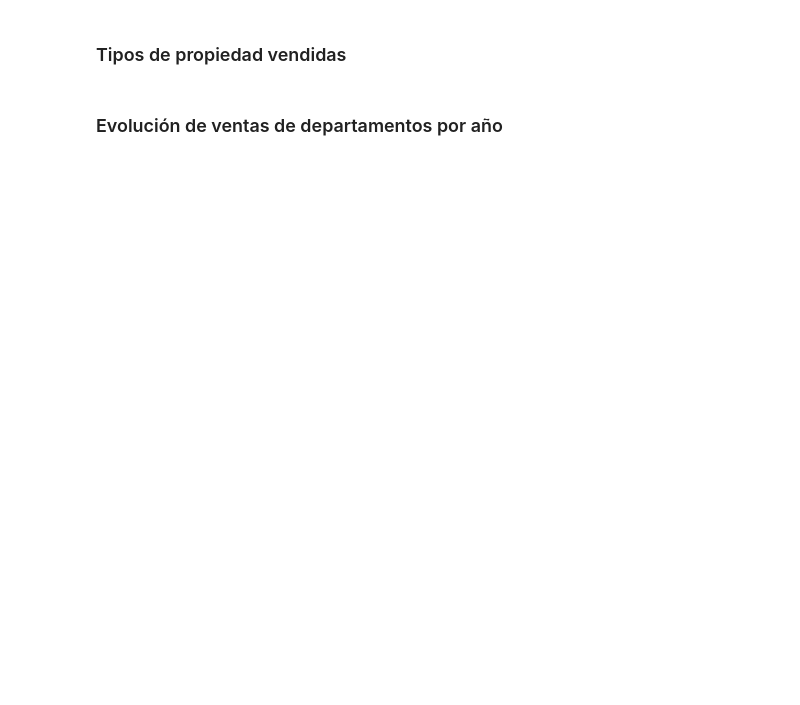
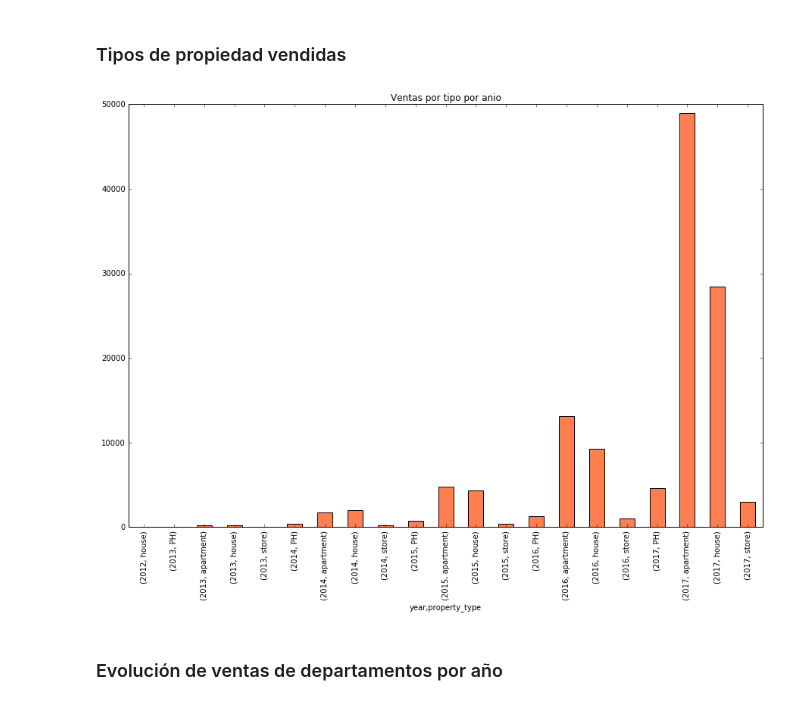
Before and after one commit to DanielMankowski/Data-Scients, a Jupyter notebook: TP 1.ipynb, the cells around one changed output. Saved outputs shown, nothing was run; the diff lists cells and outputs as text; code cells hidden in the pictures; blank space fills up the shorter version.

```diff
--- a/TP 1.ipynb
+++ b/TP 1.ipynb
@@ -133,7 +270,9 @@ ventas_por_mes.plot('bar', title = 'Ventas por mes por anio', figsize=(15,10));
 ventas_por_tipo = prop_caba_gba.groupby(['year','property_type']).count()['created_on']
 # %%
 %matplotlib inline
-ventas_por_tipo.plot('bar', title = 'Ventas por tipo por anio', figsize=(15,10));
+ventas_por_tipo.plot('bar', title = 'Ventas por tipo por anio', figsize=(15,10), color= 'coral');
+# %% [output]
+[figure, added]
 # %% [markdown]
 ### Evolución de ventas de departamentos por año
 # %%
```
Also changed, not shown: parts of 47 cells of this notebook.
